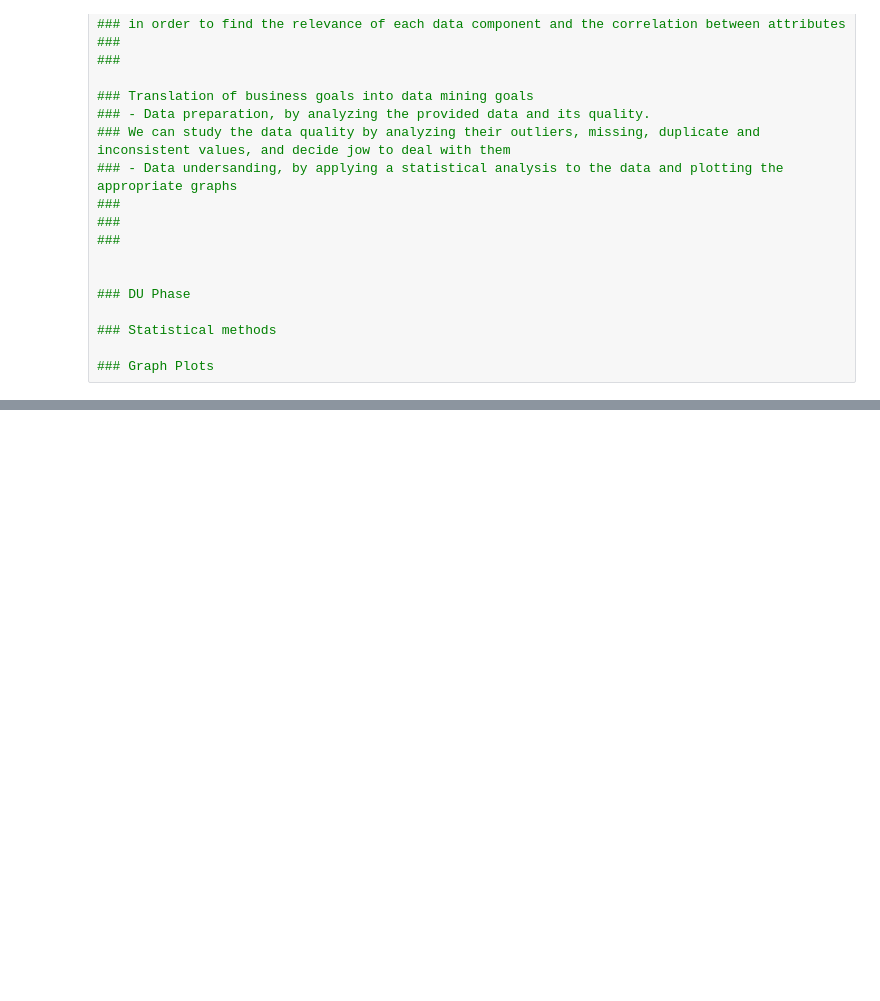
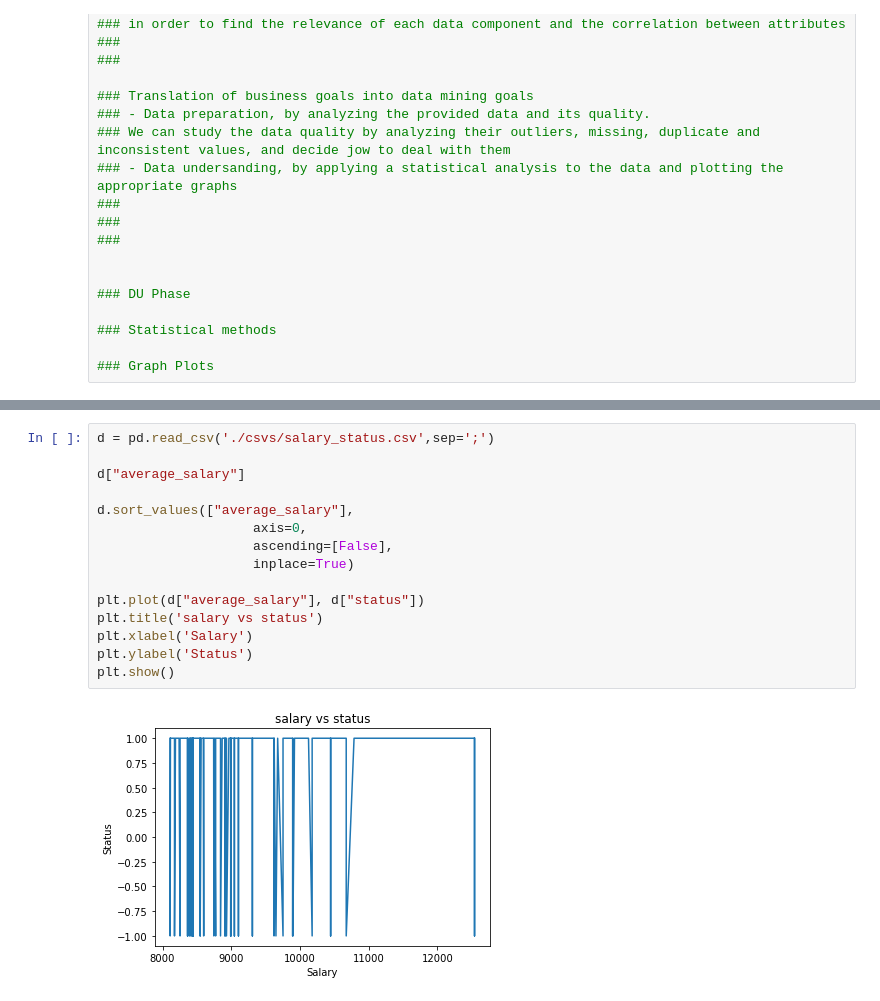
Before and after one commit to biam05/ac-feup, a Jupyter notebook: Untitled.ipynb, the cells around one changed output, grey strips where cells are left out. Drawn from its saved outputs; the diff is of its cells as text; blank space fills up the shorter version.

```diff
--- a/Untitled.ipynb
+++ b/Untitled.ipynb
@@ -103,0 +155,17 @@ print(gender[:5])
+# %%
+d = pd.read_csv('./csvs/salary_status.csv',sep=';')
+
+d["average_salary"]
+
+d.sort_values(["average_salary"],
+                    axis=0,
+                    ascending=[False],
+                    inplace=True)
+
+plt.plot(d["average_salary"], d["status"])
+plt.title('salary vs status')
+plt.xlabel('Salary')
+plt.ylabel('Status')
+plt.show()
+# %% [output]
+[figure, added]
```
Also changed, not shown: parts of 7 cells of this notebook, 5 other files.
